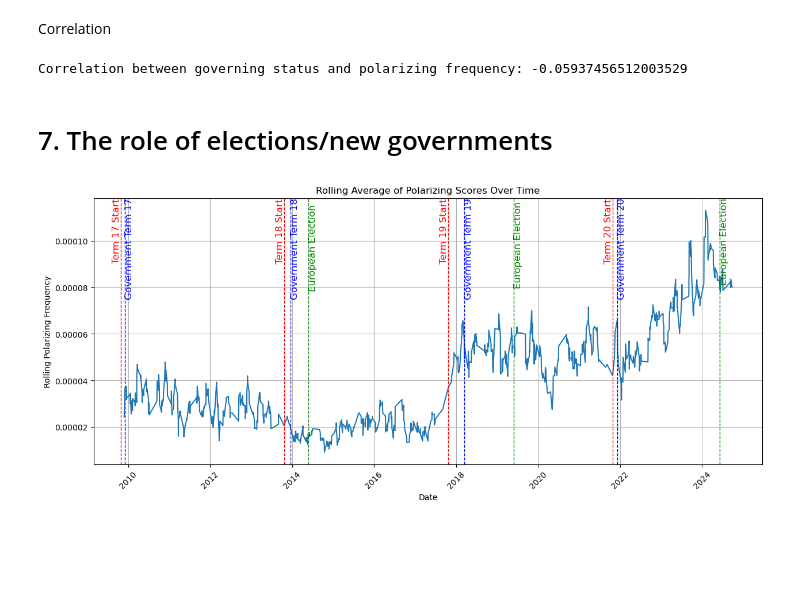
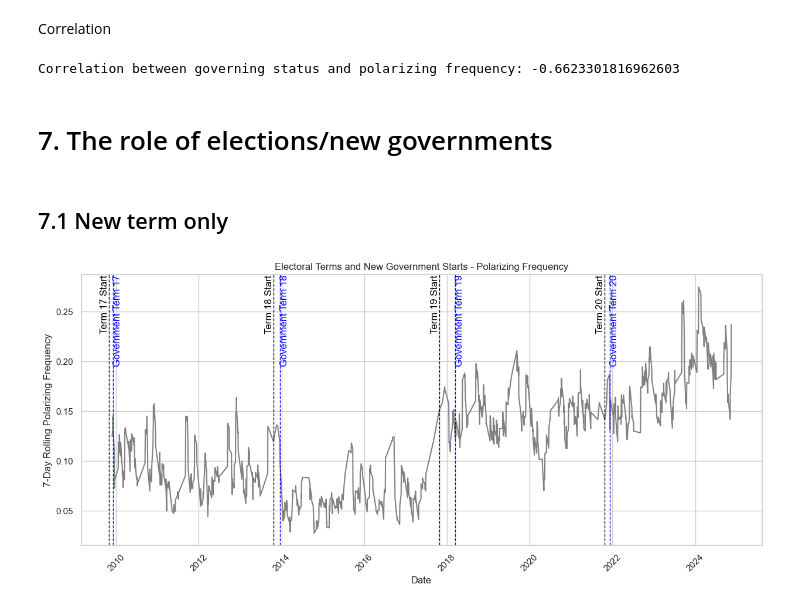
Before and after one commit to committopush/Thesis, a Jupyter notebook: RQ1_Developments.ipynb, the cells around one changed output. Cells and saved outputs as stored; diff of their text form; code cells hidden in the pictures; blank space fills up the shorter version.

```diff
--- a/RQ1_Developments.ipynb
+++ b/RQ1_Developments.ipynb
@@ -45,6 +108,8 @@ monthly_grouped['polarizing']= monthly_grouped['polarizing'].astype('int')
 monthly_grouped = monthly_grouped.reset_index()
 monthly_grouped['month_year'] = monthly_grouped['month_year'].dt.to_timestamp()
 
+sns.set(style='whitegrid')
+sns.set_palette('Set1')
 # Plotting using seaborn for a cleaner and prettier output
 plt.figure(figsize=(15, 6))
 sns.lineplot(x='month_year', y='polarizing', data=monthly_grouped)
@@ -226,8 +337,8 @@ top_5_weekly_frequency
 ## 3.3 Daily Frequency
 # %%
 # Group by 'month_year', sum 'polarizing' and 'speech_length', and calculate frequency
-daily_grouped = final_df.groupby('date').agg({'polarizing': 'sum', 'speech_length': 'sum'})
-daily_grouped['frequency'] = daily_grouped['polarizing'] / daily_grouped['speech_length']
+daily_grouped = final_df.groupby('date').agg({'polarizing': 'sum', 'id': 'count'})
+daily_grouped['frequency'] = daily_grouped['polarizing'] / daily_grouped['id']
 daily_grouped['frequency'] =daily_grouped['frequency'].astype('float')
 
 # Reset index for plotting
@@ -258,18 +369,21 @@ top_5_daily_frequency
 ## 3.4 Rolling Average
 # %%
 # Applying a 30-day rolling average for smoothing
-daily_grouped['rolling_frequency_30'] = daily_grouped['frequency'].rolling(window=30, min_periods=1).mean()
+daily_grouped['rolling_frequency_30'] = daily_grouped['frequency'].rolling(window=30, min_periods=10).mean()
 
 # Resetting index for plotting
 daily_grouped = daily_grouped.reset_index()
 
 # Plotting using seaborn for a cleaner and prettier output with rolling average
 plt.figure(figsize=(15, 6))
-sns.lineplot(x='date', y='rolling_frequency_30', data=daily_grouped)
-plt.title('Rolling Average of Polarizing Scores Over Time')
-plt.xlabel('Date')
-plt.ylabel('Rolling Polarizing Frequency')
+sns.lineplot(x='date', y='rolling_frequency_30', data=daily_grouped, color='blue')
+plt.title('30-Day Rolling Average of Polarizization Frequency Over Time', fontsize=12)
+plt.xlabel('Year', fontsize=12)
+plt.ylabel('30-Day Rolling Polarizing Frequency', fontsize=12)
 plt.xticks(rotation=45)
 plt.grid(True)
+plt.tight_layout()
+
+plt.savefig('total_rolling_frequency.png')
 plt.show()
 # %% [output]
@@ -756,81 +1455,71 @@ electoral_term
 # %% [markdown]
 Correlation
 # %%
-final_df['status_numeric'] = final_df['status'].map({'Governing': 1, 'Opposition': 0})
+grouped_by_status['status_numeric'] = grouped_by_status['status'].map({'Governing': 1, 'Opposition': 0})
+
 
 # Check for any NaN values that might have been introduced by the mapping
-if final_df['status_numeric'].isna().any():
+if grouped_by_status['status_numeric'].isna().any():
     print("NaN values found in 'status_numeric'. These rows will be dropped.")
-    final_df.dropna(subset=['status_numeric'], inplace=True)
+    grouped_by_status.dropna(subset=['status_numeric'], inplace=True)
 
 # Ensure 'frequency' is a float and handle any infinite values
-final_df['frequency'] = pd.to_numeric(final_df['frequency'], errors='coerce')
-final_df['frequency'].replace([np.inf, -np.inf], np.nan, inplace=True)
-final_df.dropna(subset=['frequency'], inplace=True)
+grouped_by_status['frequency'] = pd.to_numeric(grouped_by_status['frequency'], errors='coerce')
+grouped_by_status['frequency'].replace([np.inf, -np.inf], np.nan, inplace=True)
+grouped_by_status.dropna(subset=['frequency'], inplace=True)
 
 # Calculate the correlation between the numeric status and polarizing frequency
-correlation = final_df['status_numeric'].corr(final_df['frequency'])
+correlation = grouped_by_status['status_numeric'].corr(grouped_by_status['frequency'])
 
 # Print the correlation coefficient
 print("Correlation between governing status and polarizing frequency:", correlation)
 # %% [output]
-Correlation between governing status and polarizing frequency: -0.05937456512003529
+Correlation between governing status and polarizing frequency: -0.6623301816962603
 # %% [markdown]
 # 7. The role of elections/new governments
+# %% [markdown]
+## 7.1 New term only
 # %%
-# Applying a 30-day rolling average for smoothing
+# Applying a 7-day rolling average for smoothing (Corrected from 30-day to 7-day as per the earlier code block)
 daily_grouped['rolling_frequency_7'] = daily_grouped['frequency'].rolling(window=7, min_periods=7).mean()
 
-
-# Dates for the start of each electoral term (example dates, replace with actual)
+# Define important dates for electoral terms and new governments
 electoral_terms = {
     'Term 17 Start': '2009-10-27',
     'Term 18 Start': '2013-10-22',
     'Term 19 Start': '2017-10-24',
     'Term 20 Start': '2021-10-26'
 }
 
 new_government = {
     'Government Term 17': '2009-12-02',
     'Government Term 18': '2013-12-17',
     'Government Term 19': '2018-03-14',
     'Government Term 20': '2021-12-08'
-
-}
-
-european_elections ={
-    'European Election': '2024-06-09',
-    'European Election ': '2019-05-29',
-    'European Election  ': '2014-05-25',
 }
 
 # Plotting
 plt.figure(figsize=(15, 6))
-ax = sns.lineplot(x='date', y='rolling_frequency_7', data=daily_grouped)
+ax = sns.lineplot(x='date', y='rolling_frequency_7', data=daily_grouped, color='grey')
 
 # Add vertical lines for each electoral term start
 for term, start_date in electoral_terms.items():
-    start_date = pd.to_datetime(start_date)  # Convert string to datetime
-    ax.axvline(start_date, color='red', linestyle='--', lw=1)
-    ax.text(start_date, ax.get_ylim()[1], term, rotation=90, ha='right', va='top', color='red', fontsize=12)
+    start_date = pd.to_datetime(start_date)
+    ax.axvline(start_date, color='black', linestyle='--', lw=1)
+    ax.text(start_date, ax.get_ylim()[1], term, rotation=90, ha='right', va='top', color='black', fontsize=12)
 
-# Add vertical lines for each electoral term start
+# Add vertical lines for new government starts
 for term, start_date in new_government.items():
-    start_date = pd.to_datetime(start_date)  # Convert string to datetime
+    start_date = pd.to_datetime(start_date)
     ax.axvline(start_date, color='blue', linestyle='--', lw=1)
     ax.text(start_date, ax.get_ylim()[1], term, rotation=90, ha='left', va='top', color='blue', fontsize=12)
 
-for term, start_date in european_elections.items():
-    start_date = pd.to_datetime(start_date)  # Convert string to datetime
-    ax.axvline(start_date, color='green', linestyle='--', lw=1)
-    ax.text(start_date, ax.get_ylim()[1], term, rotation=90, ha='left', va='top', color='green', fontsize=12)
 
-
-plt.title('Rolling Average of Polarizing Scores Over Time')
+plt.title('Electoral Terms and New Government Starts - Polarizing Frequency')
 plt.xlabel('Date')
-plt.ylabel('Rolling Polarizing Frequency')
+plt.ylabel('7-Day Rolling Polarizing Frequency')
 plt.xticks(rotation=45)
 plt.grid(True)
 plt.show()
 # %% [output]
-[figure, old version]
+[figure, new version]
```
Also changed, not shown: parts of 76 cells of this notebook, 2 other files.
